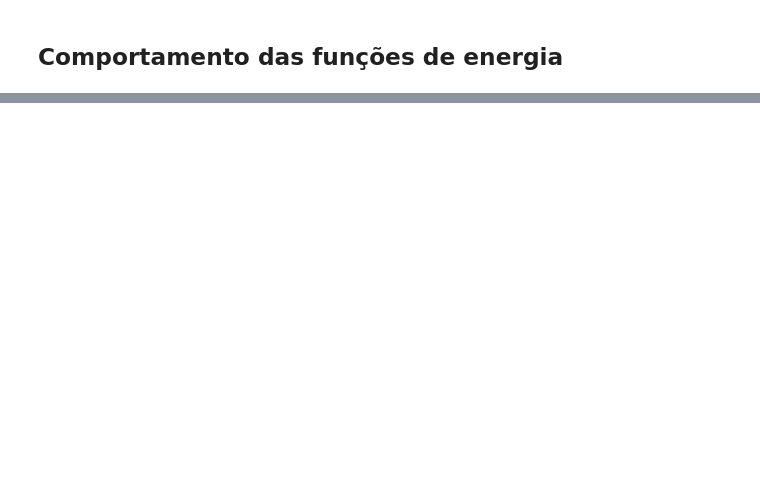
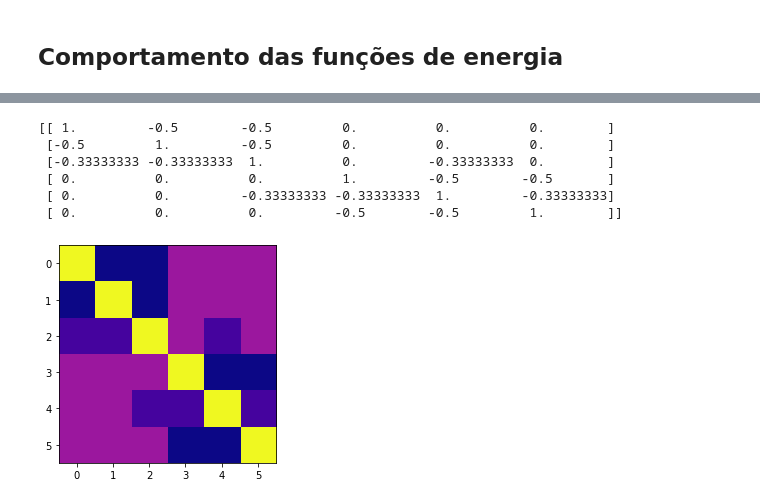
Before and after one commit to cabraile/SME_5720, a Jupyter notebook: notebooks/Projeto.ipynb, the cells around one changed output, grey strips where cells are left out. Saved outputs shown, nothing was run; the diff lists cells and outputs as text; code cells hidden in the pictures; blank space fills up the shorter version.

```diff
--- a/notebooks/Projeto.ipynb
+++ b/notebooks/Projeto.ipynb
@@ -264,0 +294,12 @@ array([0., 1.])
+# %%
+L = graph_utils.laplacian_graph(ps, 2)
+imshow(L)
+print(L)
+# %% [output]
+[[ 1.         -0.5        -0.5         0.          0.          0.        ]
+ [-0.5         1.         -0.5         0.          0.          0.        ]
+ [-0.33333333 -0.33333333  1.          0.         -0.33333333  0.        ]
+ [ 0.          0.          0.          1.         -0.5        -0.5       ]
+ [ 0.          0.         -0.33333333 -0.33333333  1.         -0.33333333]
+ [ 0.          0.          0.         -0.5        -0.5         1.        ]]
+[figure, added]
```
Also changed, not shown: parts of 10 cells of this notebook, 1 other file.
